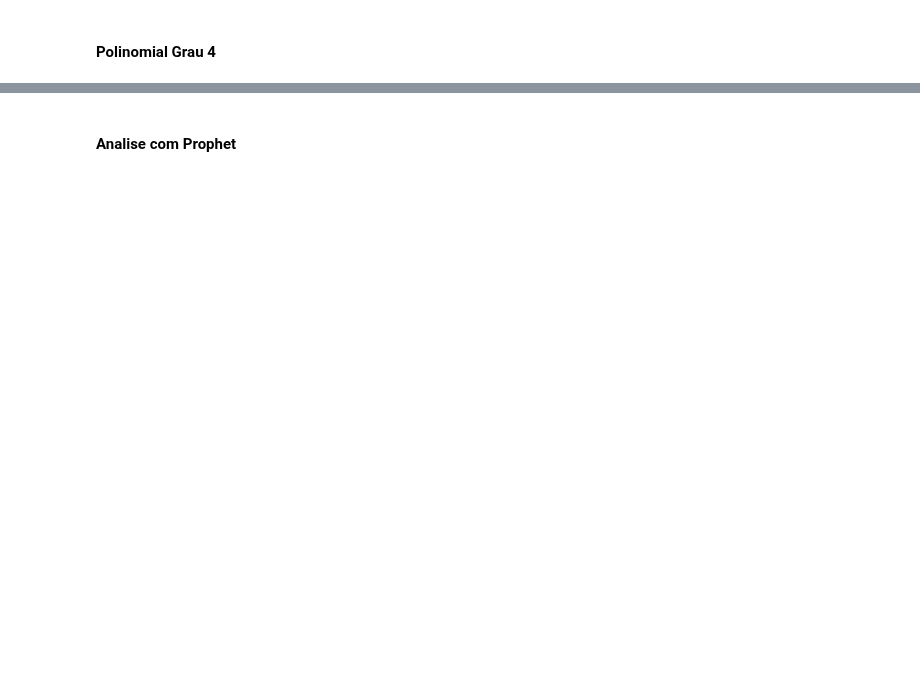
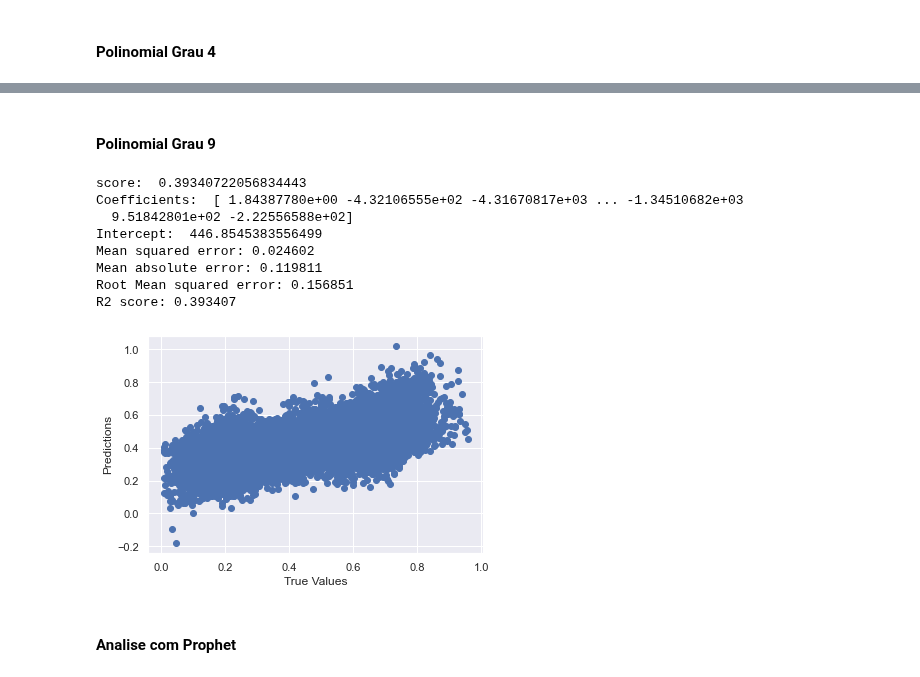
Before and after one commit to Levis33/inf1038-machine-learning, a Jupyter notebook: Trabalho 1.5/regressao.ipynb, the cells around one changed output, grey strips where cells are left out. Saved outputs shown, nothing was run; the diff lists cells and outputs as text; code cells hidden in the pictures; blank space fills up the shorter version.

```diff
--- a/Trabalho 1.5/regressao.ipynb
+++ b/Trabalho 1.5/regressao.ipynb
@@ -379,3 +405,43 @@ R2 score: 0.289305
+# %% [markdown]
+#### Polinomial Grau 9
+# %%
+x_train, x_test, y_train, y_test = train_test_split(powerC['features'], powerC['target'], test_size=0.3)
+
+poly_reg2 = PolynomialFeatures(degree=9)
+
+x_poly = poly_reg2.fit_transform(powerC['features'])
+
+regressor = LinearRegression()
+
+regressor.fit(x_poly, powerC['target'])
+
+y_pred = regressor.predict(poly_reg2.fit_transform(x_test))
+
+
+print('score: ', regressor.score(poly_reg2.fit_transform(x_test), y_test))
+
+print('Coefficients: ', regressor.coef_)
+print('Intercept: ', regressor.intercept_)
+
+print('Mean squared error: %f' % mean_squared_error(y_test, y_pred)) # dif entre valor predito e valor real elevar ao quadrado, soma todos os erros e divide pelo numero de amotras
+print('Mean absolute error: %f' % mean_absolute_error(y_test, y_pred)) # quanto que em media o modelo esta errando o valor do total de sales
+print('Root Mean squared error: %f' %(np.sqrt(mean_squared_error(y_test, y_pred))))
+print('R2 score: %f' % r2_score(y_test, y_pred))
+
+plt.scatter(y_test, y_pred)
+plt.xlabel('True Values')
+plt.ylabel('Predictions')
+plt.show()
+# %% [output]
+score:  0.39340722056834443
+Coefficients:  [ 1.84387780e+00 -4.32106555e+02 -4.31670817e+03 ... -1.34510682e+03
+  9.51842801e+02 -2.22556588e+02]
+Intercept:  446.8545383556499
+Mean squared error: 0.024602
+Mean absolute error: 0.119811
+Root Mean squared error: 0.156851
+R2 score: 0.393407
+[figure, added]
 # %% [markdown]
 #### Analise com Prophet
 # %%
```
Also changed, not shown: parts of 10 cells of this notebook.
